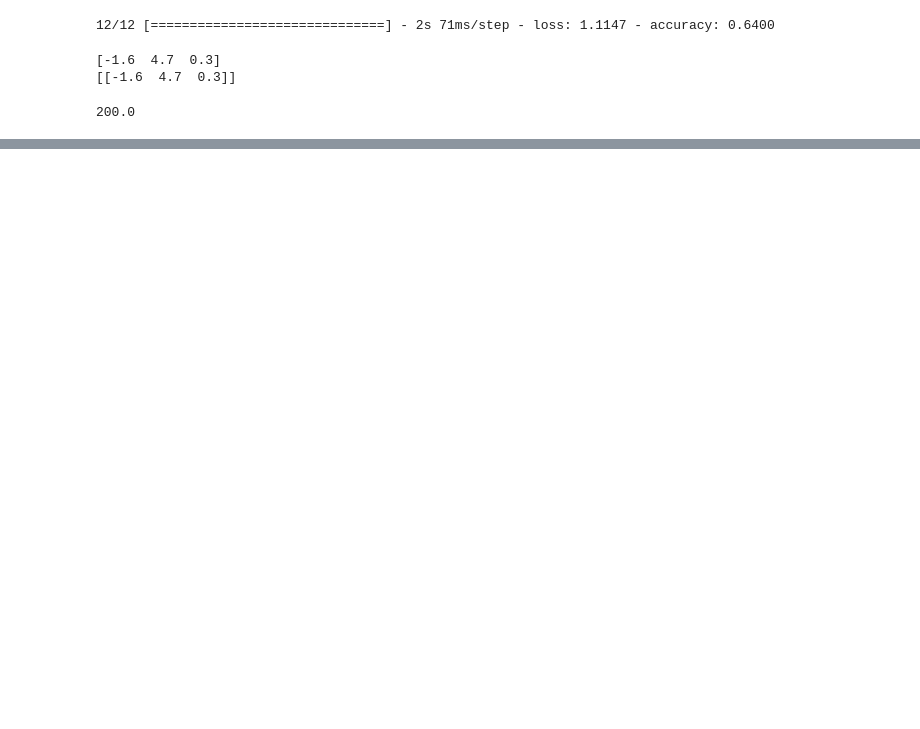
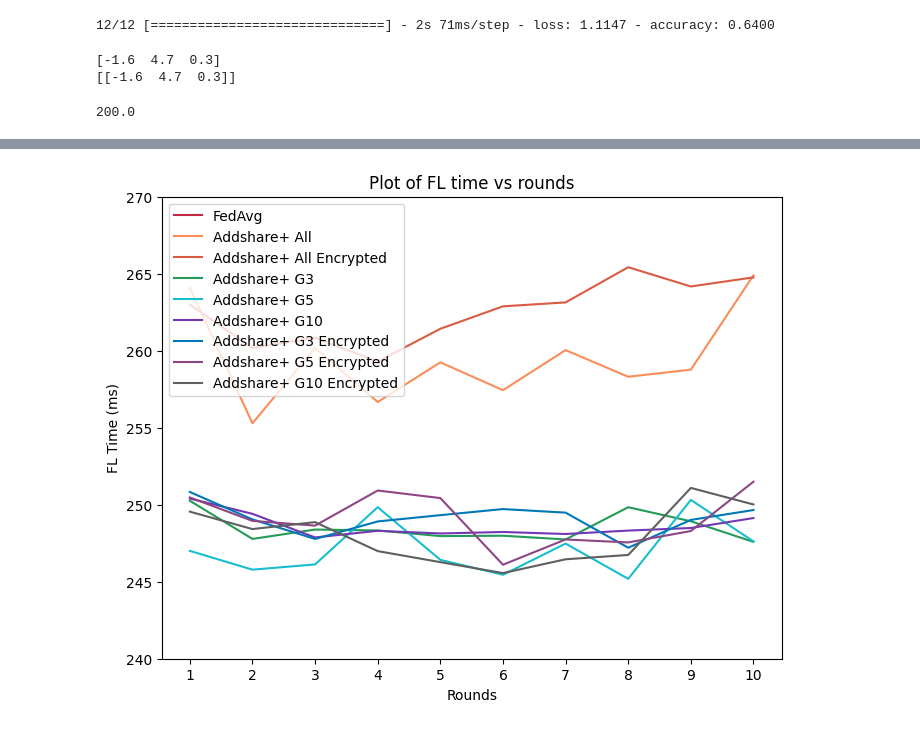
Before and after one commit to baasare/addshare, a Jupyter notebook: main.ipynb, the cells around one changed output, grey strips where cells are left out. Saved outputs shown, nothing was run; the diff lists cells and outputs as text; code cells hidden in the pictures; blank space fills up the shorter version.

```diff
--- a/main.ipynb
+++ b/main.ipynb
@@ -238,0 +472,9 @@ print(sum([200 / 5] * 5))
+# %%
+addshare_plus_all_time = vary_values(addshare_plus_all_time)
+addshare_plus_all_encrypted_time = vary_values(addshare_plus_all_encrypted_time)
+addshare_plus_server_3_time = vary_values(addshare_plus_server_3_time)
+addshare_plus_server_5_time = vary_values(addshare_plus_server_5_time)
+addshare_plus_server_10_time = vary_values(addshare_plus_server_10_time)
+addshare_plus_server_encrypted_3_time = vary_values(addshare_plus_server_encrypted_3_time)
+addshare_plus_server_encrypted_5_time = vary_values(addshare_plus_server_encrypted_5_time)
+addshare_plus_server_encrypted_10_time = vary_values(addshare_plus_server_encrypted_10_time)
@@ -238,0 +518,37 @@ print(sum([200 / 5] * 5))
+# %%
+import matplotlib.pyplot as plt
+import numpy as np
+
+x = [1, 2, 3, 4, 5, 6, 7, 8, 9, 10]
+# Create the plot
+plt.figure(figsize=(8, 6))
+
+# Plot the lines with different colors and labels
+plt.plot(x, fedavg_time, label='FedAvg', color='#c02942')
+plt.plot(x, addshare_plus_all_time, label='Addshare+ All', color='#fc8d59')
+plt.plot(x, addshare_plus_all_encrypted_time, label='Addshare+ All Encrypted', color='#d95b43')
+plt.plot(x, addshare_plus_server_3_time, label='Addshare+ G3', color='#239b56')
+plt.plot(x, addshare_plus_server_5_time, label='Addshare+ G5', color='#17becf')
+plt.plot(x, addshare_plus_server_10_time, label='Addshare+ G10', color='#7337b3')
+plt.plot(x, addshare_plus_server_encrypted_3_time, label='Addshare+ G3 Encrypted', color='#0077b6')
+plt.plot(x, addshare_plus_server_encrypted_5_time, label='Addshare+ G5 Encrypted', color='#8e4585')
+plt.plot(x, addshare_plus_server_encrypted_10_time, label='Addshare+ G10 Encrypted', color='#5f5f5f')
+
+# Add labels and title
+plt.xlabel('Rounds')
+plt.ylabel('FL Time (ms)')
+plt.title('Plot of FL time vs rounds')
+plt.ylim(240, 270)
+plt.xticks(np.arange(min(x), max(x) + 1, step=1))
+
+# Add legend
+plt.legend()
+
+# Save plot a s a png
+plt.savefig("poster_fmnist_time.png")
+
+# Show the plot
+plt.grid(False)
+plt.show()
+# %% [output]
+[figure, added]
```
Also changed, not shown: parts of 9 cells of this notebook, 16 other files.
